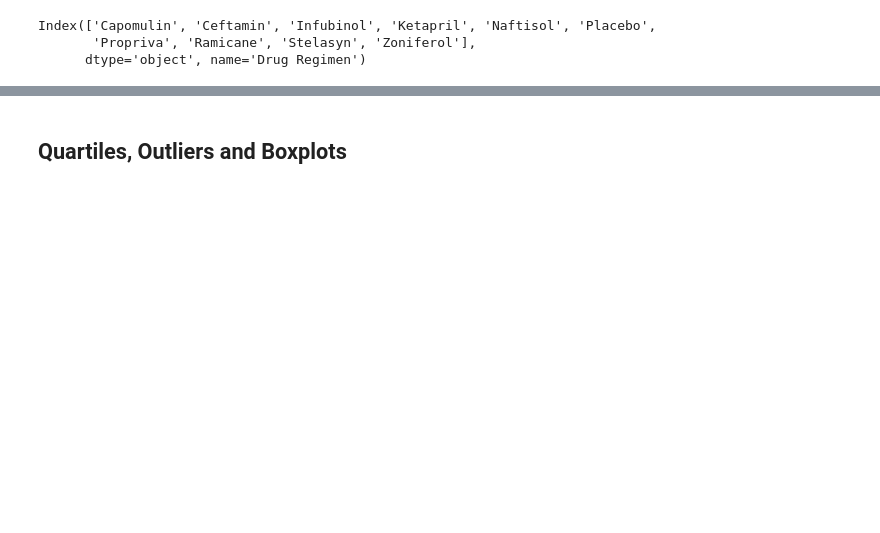
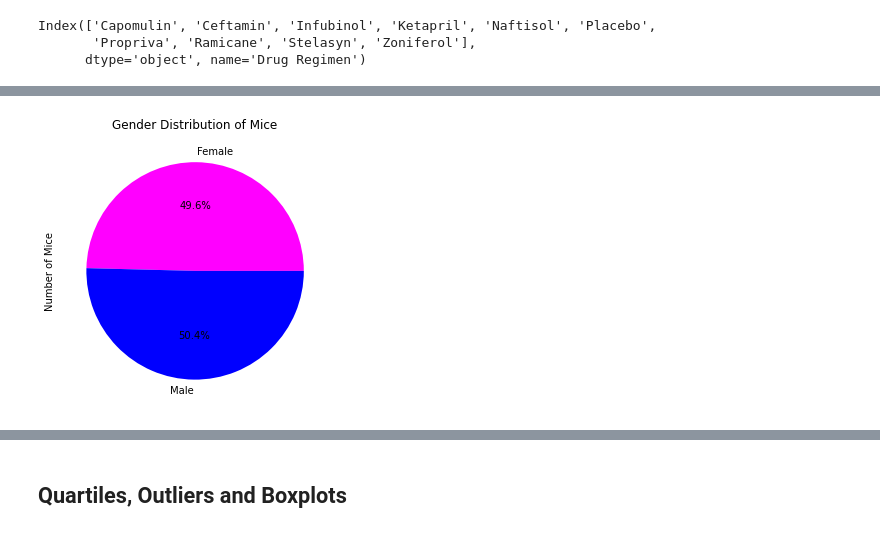
Before and after one commit to mpagerit/matplotlib_challenge, a Jupyter notebook: pymaceuticals_starter.ipynb, the cells around one changed output, grey strips where cells are left out. Cells and saved outputs as stored; diff of their text form; code cells hidden in the pictures; blank space fills up the shorter version.

```diff
--- a/pymaceuticals_starter.ipynb
+++ b/pymaceuticals_starter.ipynb
@@ -189,12 +180,20 @@ plt.xticks(rotation=90)
 # %%
 # Use Pandas to generate a pie plot showing the distribution of female versus male mice
+
+#create a dataframe with no duplicate mice
+uniqueMice = studyData.drop_duplicates(subset=['Mouse ID'], keep = 'first')
+
+#create the pie chart
+colors = ['magenta', 'blue']
 GenderGroup = uniqueMice.groupby(uniqueMice['Sex'])
 mouseGender = GenderGroup['Mouse ID'].count()
-mouseGender.plot.pie(y='Sex', figsize=(5,5))
+mouseGender.plot.pie(y='Sex', figsize=(5,5), colors = colors, autopct='%.1f%%')
 plt.ylabel('Number of Mice')
 plt.title('Gender Distribution of Mice')
 plt.show()
 ## Note: this plot will be identical to the one that uses Pyplot
+# %% [output]
+[figure, added]
 # %%
 # Use Pyplot to generate a pie plot showing the distribution of female versus male mice
 
```
Also changed, not shown: parts of 15 cells of this notebook.
